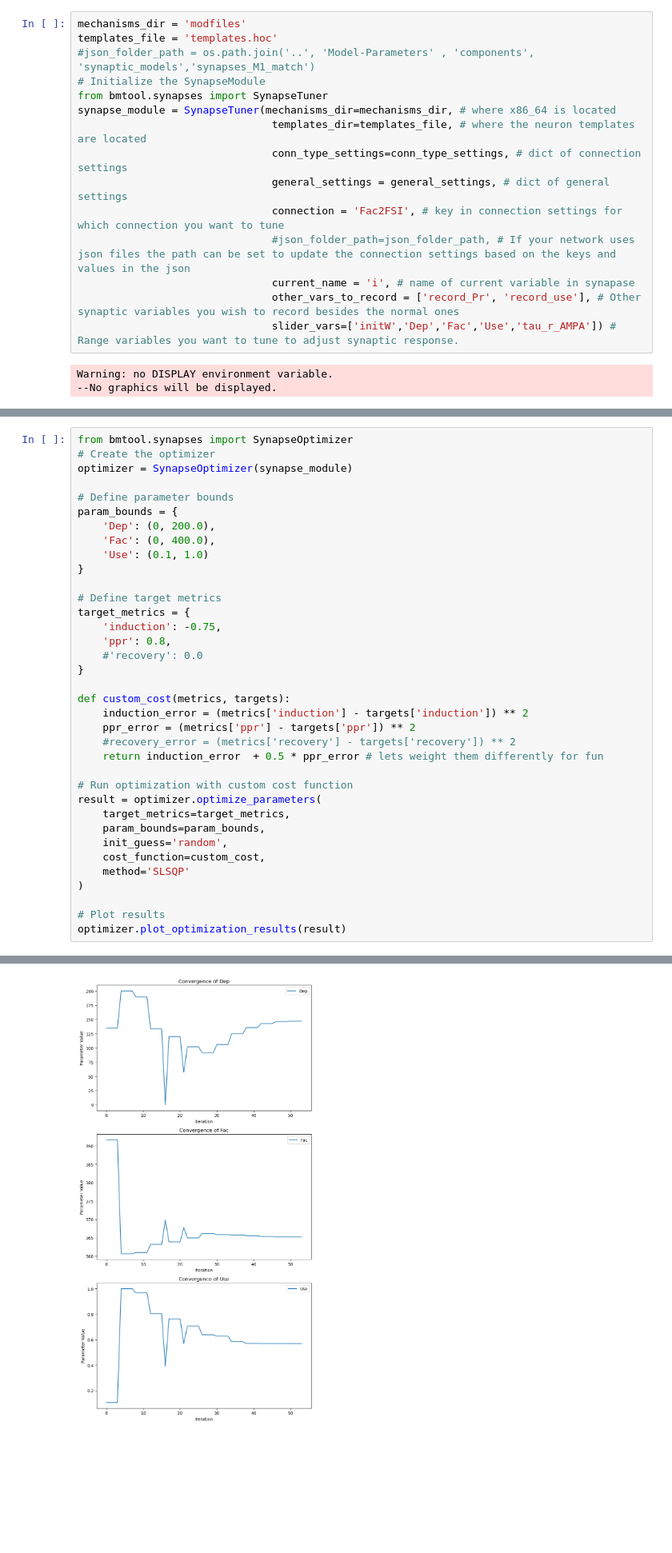
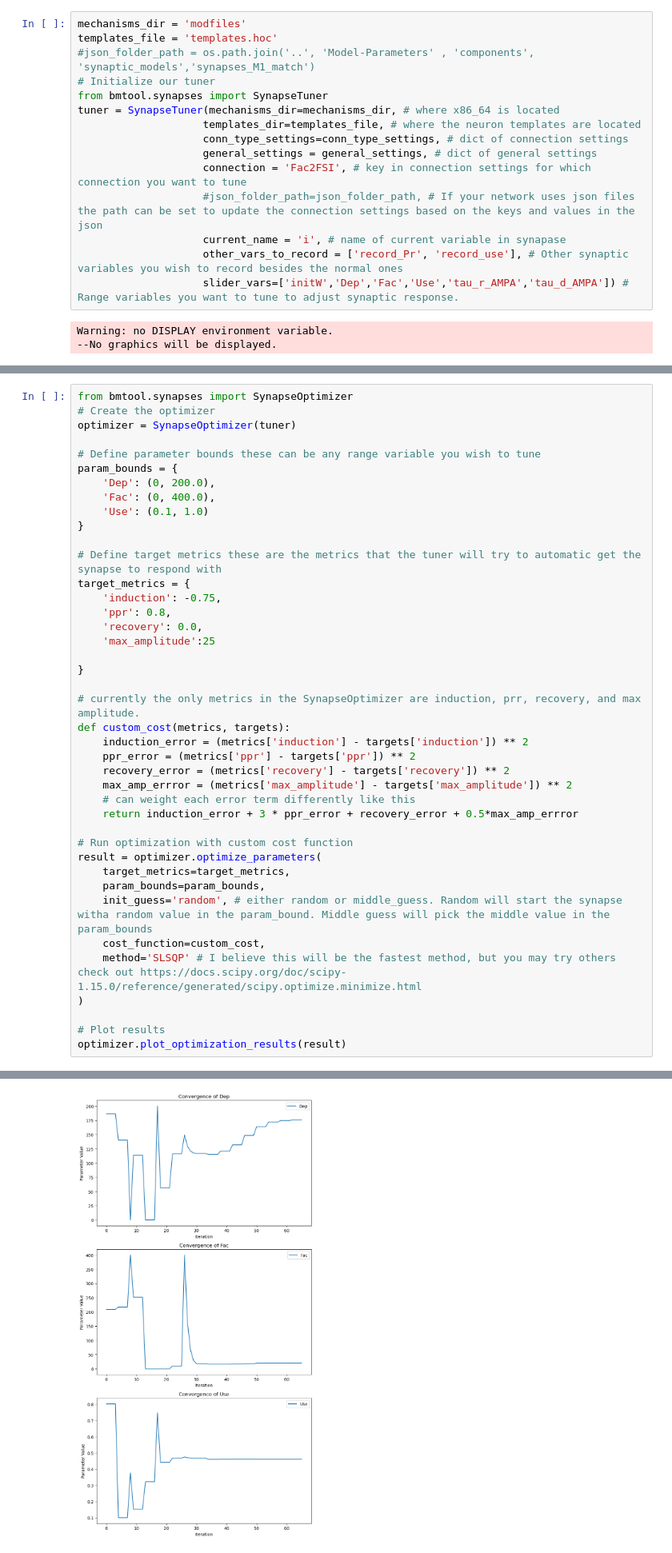
Before and after one commit to cyneuro/bmtool, a Jupyter notebook: examples/synapses/synaptic_tuner.ipynb, the cells around one changed output, grey strips where cells are left out. Shown at 80% size. Saved outputs shown, nothing was run; the diff lists cells and outputs as text; blank space fills up the shorter version.

Commit message:
fixes for syn tuner

```diff
--- a/examples/synapses/synaptic_tuner.ipynb
+++ b/examples/synapses/synaptic_tuner.ipynb
@@ -108,17 +111,17 @@ Successfully created x86_64/special
 mechanisms_dir = 'modfiles'
 templates_file = 'templates.hoc'
 #json_folder_path = os.path.join('..', 'Model-Parameters' , 'components', 'synaptic_models','synapses_M1_match')
-# Initialize the SynapseModule
+# Initialize our tuner
 from bmtool.synapses import SynapseTuner
-synapse_module = SynapseTuner(mechanisms_dir=mechanisms_dir, # where x86_64 is located
-                               templates_dir=templates_file, # where the neuron templates are located
-                               conn_type_settings=conn_type_settings, # dict of connection settings
-                               general_settings = general_settings, # dict of general settings
-                               connection = 'Fac2FSI', # key in connection settings for which connection you want to tune
-                               #json_folder_path=json_folder_path, # If your network uses json files the path can be set to update the connection settings based on the keys and values in the json
-                               current_name = 'i', # name of current variable in synapase
-                               other_vars_to_record = ['record_Pr', 'record_use'], # Other synaptic variables you wish to record besides the normal ones
-                               slider_vars=['initW','Dep','Fac','Use','tau_r_AMPA']) # Range variables you want to tune to adjust synaptic response.
+tuner = SynapseTuner(mechanisms_dir=mechanisms_dir, # where x86_64 is located
+                    templates_dir=templates_file, # where the neuron templates are located
+                    conn_type_settings=conn_type_settings, # dict of connection settings
+                    general_settings = general_settings, # dict of general settings
+                    connection = 'Fac2FSI', # key in connection settings for which connection you want to tune
+                    #json_folder_path=json_folder_path, # If your network uses json files the path can be set to update the connection settings based on the keys and values in the json
+                    current_name = 'i', # name of current variable in synapase
+                    other_vars_to_record = ['record_Pr', 'record_use'], # Other synaptic variables you wish to record besides the normal ones
+                    slider_vars=['initW','Dep','Fac','Use','tau_r_AMPA','tau_d_AMPA']) # Range variables you want to tune to adjust synaptic response.
 # %% [output]
 Warning: no DISPLAY environment variable.
 --No graphics will be displayed.
@@ -172,35 +176,40 @@ Values: avg([[ 6.9 , 13.16, 18.21, 22.25]]) - avg([[ 6.89, 13.16, 18.21, 22.24]]
 # %%
 from bmtool.synapses import SynapseOptimizer
 # Create the optimizer
-optimizer = SynapseOptimizer(synapse_module)
+optimizer = SynapseOptimizer(tuner)
 
-# Define parameter bounds
+# Define parameter bounds these can be any range variable you wish to tune
 param_bounds = {
     'Dep': (0, 200.0),
     'Fac': (0, 400.0),
     'Use': (0.1, 1.0)
 }
 
-# Define target metrics
+# Define target metrics these are the metrics that the tuner will try to automatic get the synapse to respond with
 target_metrics = {
     'induction': -0.75,
     'ppr': 0.8,
-    #'recovery': 0.0
+    'recovery': 0.0,
+    'max_amplitude':25
+
 }
 
+# currently the only metrics in the SynapseOptimizer are induction, prr, recovery, and max amplitude.
 def custom_cost(metrics, targets):
     induction_error = (metrics['induction'] - targets['induction']) ** 2
     ppr_error = (metrics['ppr'] - targets['ppr']) ** 2
-    #recovery_error = (metrics['recovery'] - targets['recovery']) ** 2
-    return induction_error  + 0.5 * ppr_error # lets weight them differently for fun
+    recovery_error = (metrics['recovery'] - targets['recovery']) ** 2
+    max_amp_errror = (metrics['max_amplitude'] - targets['max_amplitude']) ** 2
+    # can weight each error term differently like this
+    return induction_error + 3 * ppr_error + recovery_error + 0.5*max_amp_errror
 
 # Run optimization with custom cost function
 result = optimizer.optimize_parameters(
     target_metrics=target_metrics,
     param_bounds=param_bounds,
-    init_guess='random',
+    init_guess='random', # either random or middle_guess. Random will start the synapse witha random value in the param_bound. Middle guess will pick the middle value in the param_bounds
     cost_function=custom_cost,
-    method='SLSQP'
+    method='SLSQP' # I believe this will be the fastest method, but you may try others check out https://docs.scipy.org/doc/scipy-1.15.0/reference/generated/scipy.optimize.minimize.html
 )
 
 # Plot results
@@ -210,2 +219,2 @@ optimizer.plot_optimization_results(result)
-[figure, old version]
+[figure, new version]
 Optimization Results:
```
Also changed, not shown: parts of 7 cells of this notebook, 6 other files.
